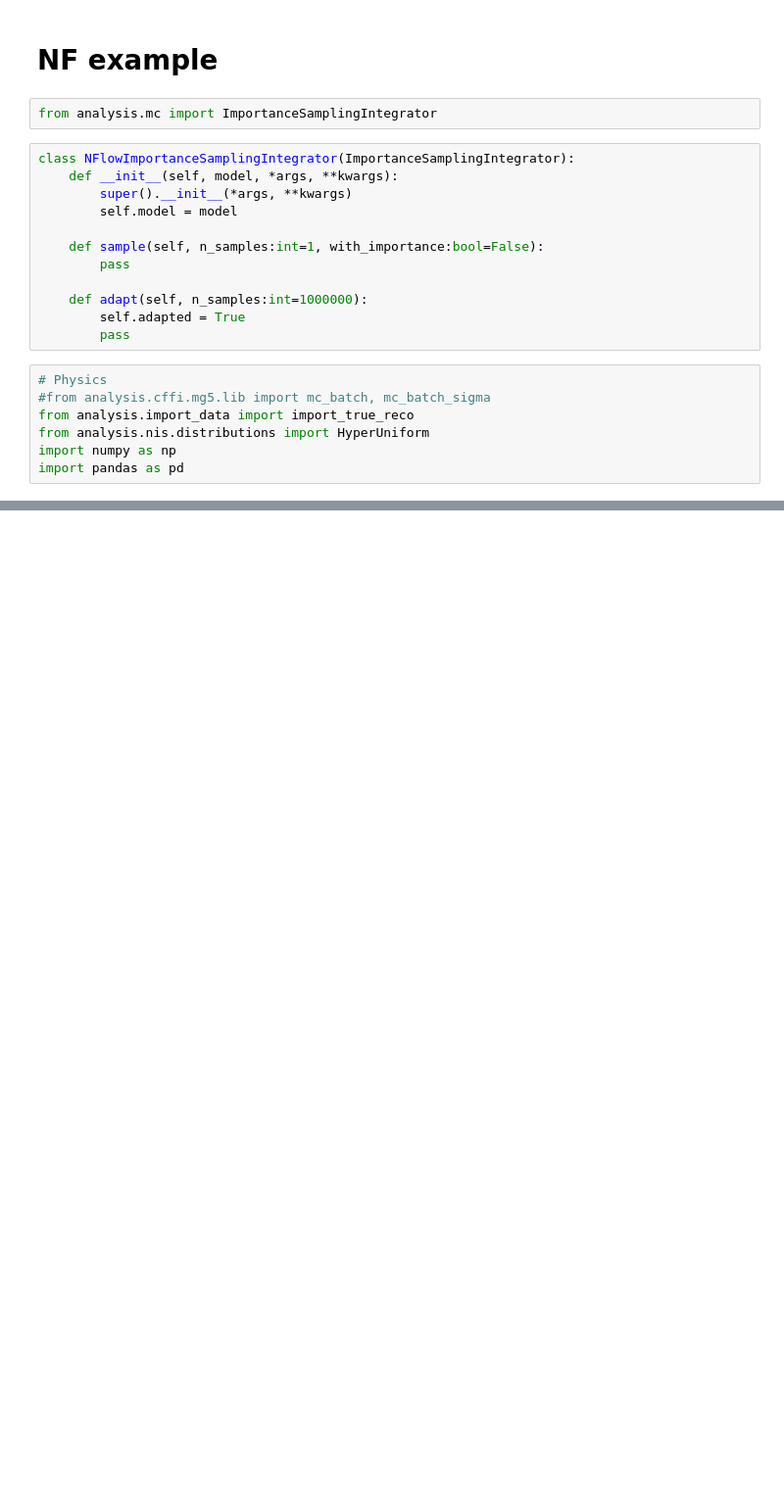
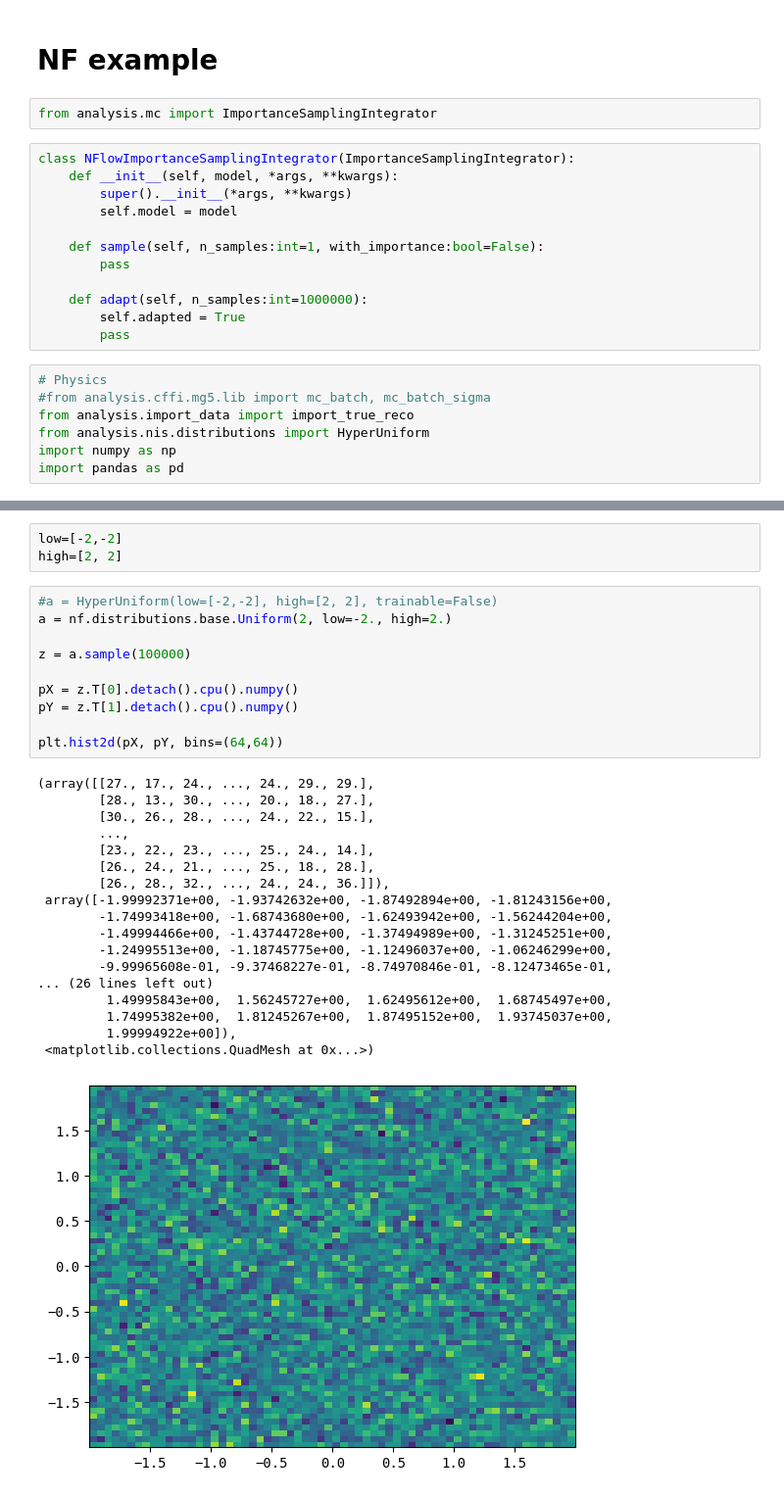
Before and after one commit to nVentis/MEM_HEP, a Jupyter notebook: notebooks/mem_nf_importance_sampling.ipynb, the cells around one changed output, grey strips where cells are left out. Shown at 98% size. Saved outputs shown, nothing was run; the diff lists cells and outputs as text; blank space fills up the shorter version.

```diff
--- a/notebooks/mem_nf_importance_sampling.ipynb
+++ b/notebooks/mem_nf_importance_sampling.ipynb
@@ -937,0 +498,32 @@ RuntimeError: mat1 and mat2 must have the same dtype, but got Double and Float
+# %%
+low=[-2,-2]
+high=[2, 2]
+# %%
+#a = HyperUniform(low=[-2,-2], high=[2, 2], trainable=False)
+a = nf.distributions.base.Uniform(2, low=-2., high=2.)
+
+z = a.sample(100000)
+
+pX = z.T[0].detach().cpu().numpy()
+pY = z.T[1].detach().cpu().numpy()
+
+plt.hist2d(pX, pY, bins=(64,64))
+# %% [output]
+(array([[27., 17., 24., ..., 24., 29., 29.],
+        [28., 13., 30., ..., 20., 18., 27.],
+        [30., 26., 28., ..., 24., 22., 15.],
+        ...,
+        [23., 22., 23., ..., 25., 24., 14.],
+        [26., 24., 21., ..., 25., 18., 28.],
+        [26., 28., 32., ..., 24., 24., 36.]]),
+ array([-1.99992371e+00, -1.93742632e+00, -1.87492894e+00, -1.81243156e+00,
+        -1.74993418e+00, -1.68743680e+00, -1.62493942e+00, -1.56244204e+00,
+        -1.49994466e+00, -1.43744728e+00, -1.37494989e+00, -1.31245251e+00,
+        -1.24995513e+00, -1.18745775e+00, -1.12496037e+00, -1.06246299e+00,
+        -9.99965608e-01, -9.37468227e-01, -8.74970846e-01, -8.12473465e-01,
+... (26 lines left out)
+         1.49995843e+00,  1.56245727e+00,  1.62495612e+00,  1.68745497e+00,
+         1.74995382e+00,  1.81245267e+00,  1.87495152e+00,  1.93745037e+00,
+         1.99994922e+00]),
+ <matplotlib.collections.QuadMesh at 0x...>)
+[figure, added]
```
Also changed, not shown: parts of 41 cells of this notebook, 2 other files.
